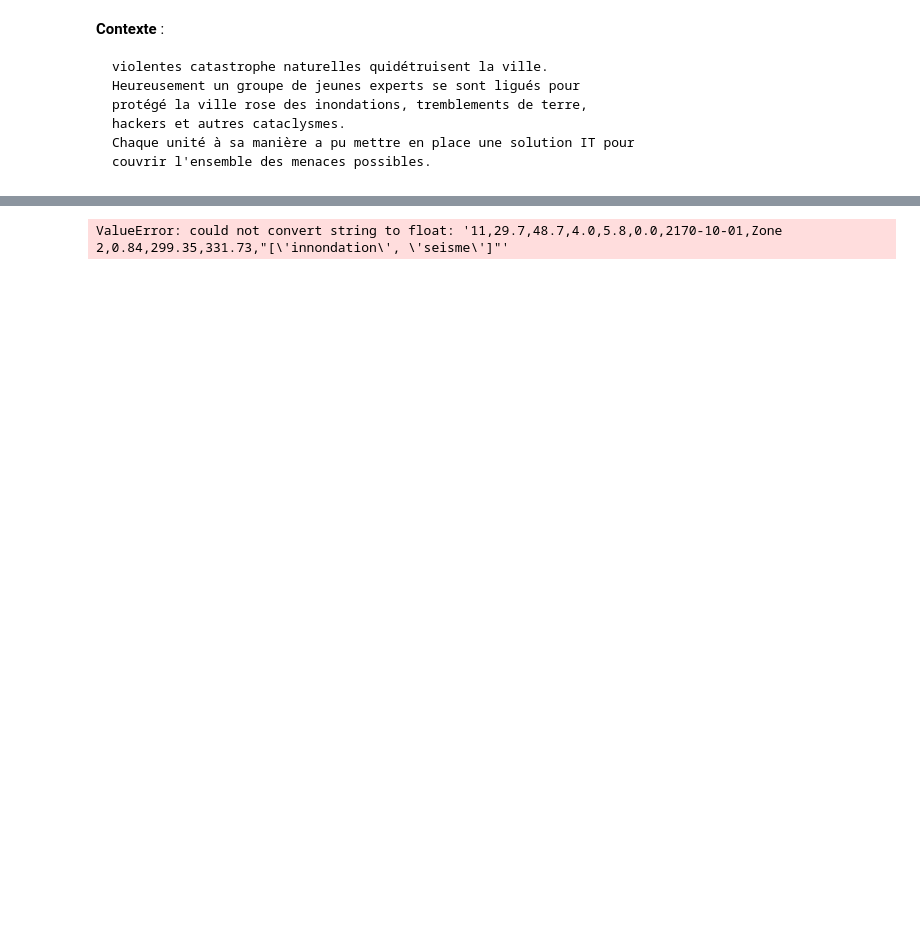
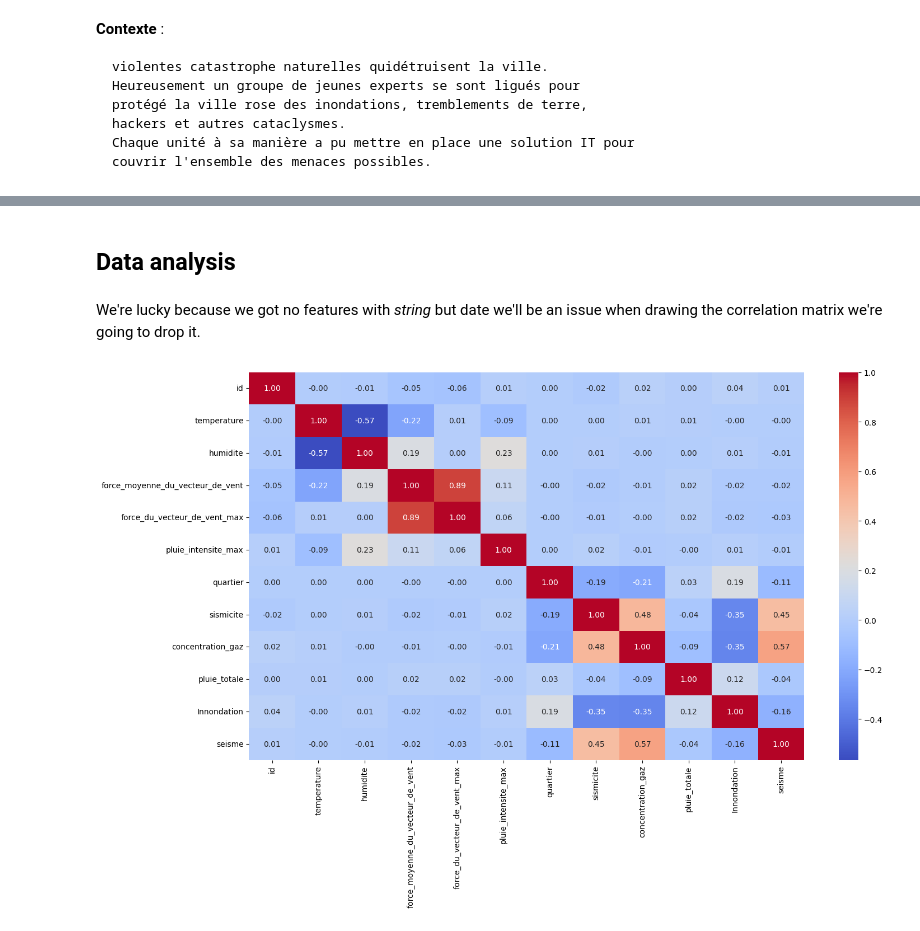
Before and after one commit to JeanRoelensYnov/Hackaton_24_25, a Jupyter notebook: Hackathon.ipynb, the cells around one changed output, grey strips where cells are left out. Cells and saved outputs as stored; diff of their text form; code cells hidden in the pictures; blank space fills up the shorter version.

```diff
--- a/Hackathon.ipynb
+++ b/Hackathon.ipynb
@@ -87,46 +97,15 @@ max      999.870000     1.000000     1.000000
-# %%
-import pandas as pd
-import seaborn as sns
-import matplotlib.pyplot as plt
-from pandas.plotting import scatter_matrix
-
-# Supposons que votre DataFrame s'appelle `df`
-# Crée une matrice pairplot enrichie
-def correlation_matrix_enriched(df, variables):
-    # Filtrer les variables numériques
-    data = df[variables]
-
-    # Configuration de la matrice de paires enrichie
-    g = sns.PairGrid(data)
-
-    # Nuages de points avec courbes de tendance pour les non-diagonales
-    g.map_offdiag(sns.regplot, scatter_kws={"alpha": 0.5}, line_kws={"color": "red"})
-
-    # Histogrammes pour les diagonales
-    g.map_diag(sns.histplot, kde=True, color="blue", alpha=0.6)
-
-    # Ajout de titres et ajustement des marges
-    g.fig.suptitle("Matrice de corrélation enrichie", fontsize=16)
-    g.fig.tight_layout(pad=2.0)
-
-    # Affichage
-    plt.show()
-
-# Exemple d'appel avec les colonnes pertinentes
-variables = [
-    "temperature", "humidite", "force_moyenne_du_vecteur_de_vent",
-    "force_du_vecteur_de_vent_max", "pluie_intensite_max",
-    "sismicite", "concentration_gaz", "pluie_totale"
-]
-# Calculer la matrice de corrélation
-correlation_matrix = data.corr()
-
-# Heatmap
-plt.figure(figsize=(10, 8))
-sns.heatmap(correlation_matrix, annot=True, cmap='coolwarm', fmt='.2f', linewidths=0.5)
-plt.title('Matrice de corrélation')
-plt.show()
-
-correlation_matrix_enriched(data, variables)
-# %% [output]
-ValueError: could not convert string to float: '11,29.7,48.7,4.0,5.8,0.0,2170-10-01,Zone 2,0.84,299.35,331.73,"[\'innondation\', \'seisme\']"'
+# %% [markdown]
+## Data analysis
+# %% [markdown]
+We're lucky because we got no features with *string* but date we'll be an issue when drawing the correlation matrix we're going to drop it.
+# %%
+import matplotlib.pyplot as plt
+import seaborn as sns
+
+data = data.drop(columns=['date'])
+
+plt.figure(figsize=(16,9))
+sns.heatmap(data.corr(), cmap='coolwarm',annot=True, fmt=".2f")
+plt.show()
+# %% [output]
+[figure, added]
```
Also changed, not shown: parts of 12 cells of this notebook.
